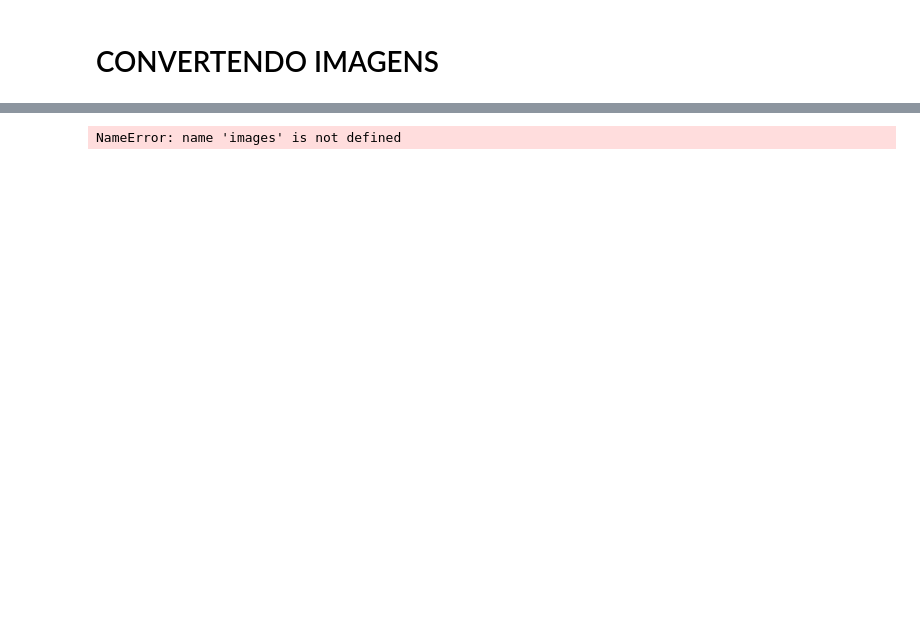
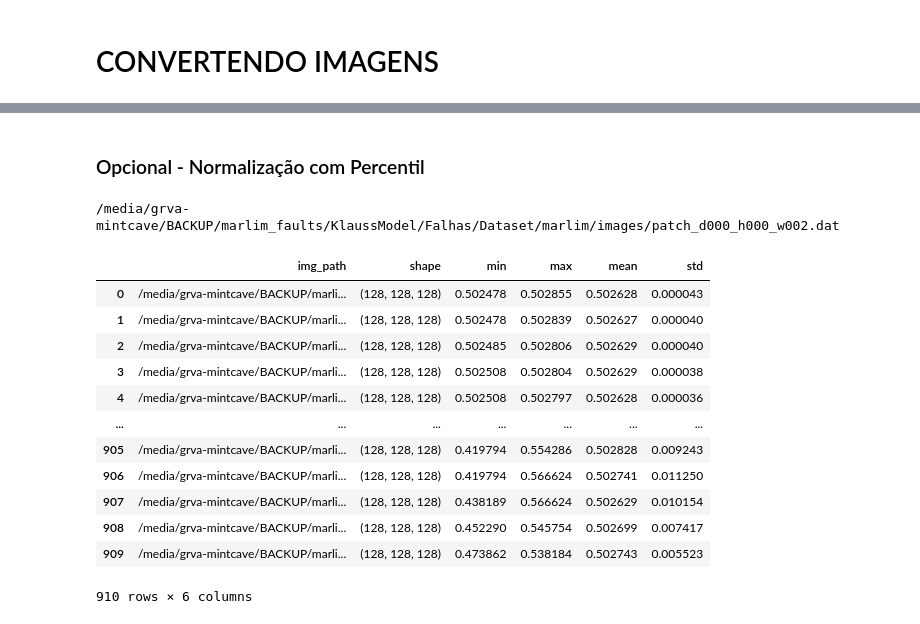
Before and after one commit to KlaussMarchi/Falhas, a Jupyter notebook: Dataset/marlim/Format.ipynb, the cells around one changed output, grey strips where cells are left out. Saved outputs shown, nothing was run; the diff lists cells and outputs as text; code cells hidden in the pictures; blank space fills up the shorter version.

```diff
--- a/Dataset/marlim/Format.ipynb
+++ b/Dataset/marlim/Format.ipynb
@@ -92,2 +81,4 @@ for i, img_path in enumerate(getFiles(IMG_PATH)):
  showing index 4
 [figure]
+# %% [markdown]
+### Opcional - Normalização com Percentil
@@ -94,16 +104,29 @@ for i, img_path in enumerate(getFiles(IMG_PATH)):
 # %%
 df = pd.DataFrame()
-df['img_path'] = [file for file in getFiles(IMG_PATH)]
-df['shape']    = [(128, 128, 128) for path in df.img_path]
-df['min']  = [np.min(np.load(path))  for path in df.img_path]
-df['max']  = [np.max(np.load(path))  for path in df.img_path]
-df['mean'] = [np.mean(np.load(path)) for path in df.img_path]
-df['std']  = [np.std(np.load(path))  for path in df.img_path]
+df['img_path'] = [file for file in getFiles('images')]
+df['shape']    = [getDAT(path).shape for path in df.img_path]
+df['min']  = [np.min(getDAT(path))  for path in df.img_path]
+df['max']  = [np.max(getDAT(path))  for path in df.img_path]
+df['mean'] = [np.mean(getDAT(path)) for path in df.img_path]
+df['std']  = [np.std(getDAT(path))  for path in df.img_path]
 
 print(df.img_path.iloc[2])
 df
 # %% [output]
-NameError: name 'images' is not defined
+/media/grva-mintcave/BACKUP/marlim_faults/KlaussModel/Falhas/Dataset/marlim/images/patch_d000_h000_w002.dat
+|  | img_path | shape | min | max | mean | std |
+| 0 | /media/grva-mintcave/BACKUP/marli... | (128, 128, 128) | 0.502478 | 0.502855 | 0.502628 | 0.000043 |
+| 1 | /media/grva-mintcave/BACKUP/marli... | (128, 128, 128) | 0.502478 | 0.502839 | 0.502627 | 0.000040 |
+| 2 | /media/grva-mintcave/BACKUP/marli... | (128, 128, 128) | 0.502485 | 0.502806 | 0.502629 | 0.000040 |
+| 3 | /media/grva-mintcave/BACKUP/marli... | (128, 128, 128) | 0.502508 | 0.502804 | 0.502629 | 0.000038 |
+| 4 | /media/grva-mintcave/BACKUP/marli... | (128, 128, 128) | 0.502508 | 0.502797 | 0.502628 | 0.000036 |
+| ... | ... | ... | ... | ... | ... | ... |
+| 905 | /media/grva-mintcave/BACKUP/marli... | (128, 128, 128) | 0.419794 | 0.554286 | 0.502828 | 0.009243 |
+| 906 | /media/grva-mintcave/BACKUP/marli... | (128, 128, 128) | 0.419794 | 0.566624 | 0.502741 | 0.011250 |
+| 907 | /media/grva-mintcave/BACKUP/marli... | (128, 128, 128) | 0.438189 | 0.566624 | 0.502629 | 0.010154 |
+| 908 | /media/grva-mintcave/BACKUP/marli... | (128, 128, 128) | 0.452290 | 0.545754 | 0.502699 | 0.007417 |
+| 909 | /media/grva-mintcave/BACKUP/marli... | (128, 128, 128) | 0.473862 | 0.538184 | 0.502743 | 0.005523 |
+910 rows × 6 columns
 # %%
 df.to_csv('../DataBase.csv', index=None)
 df
```
Also changed, not shown: parts of 6 cells of this notebook, 6 other files.
